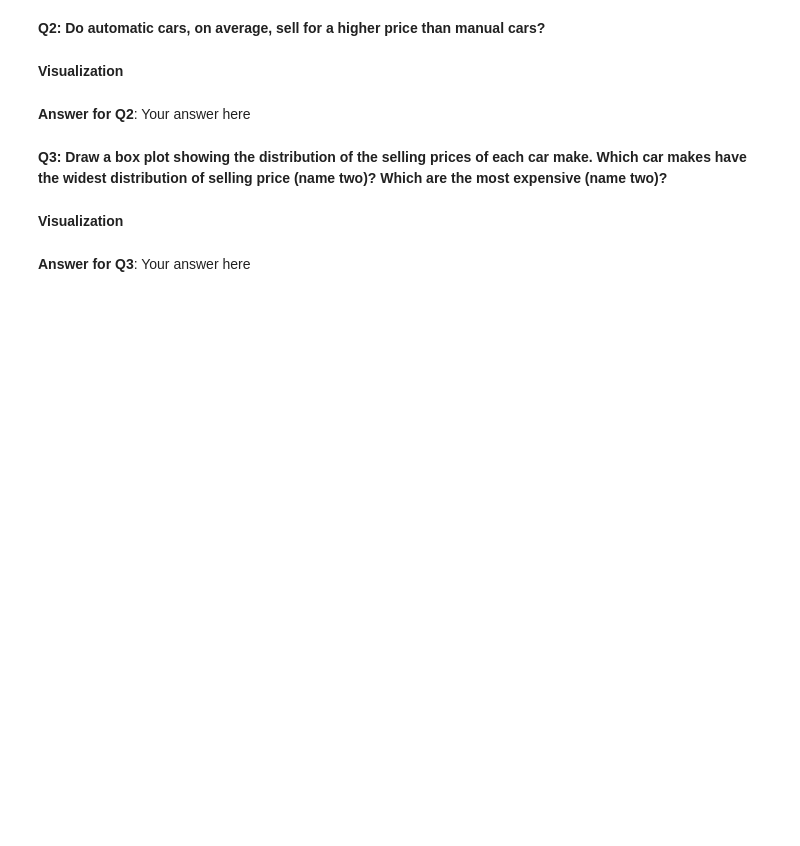
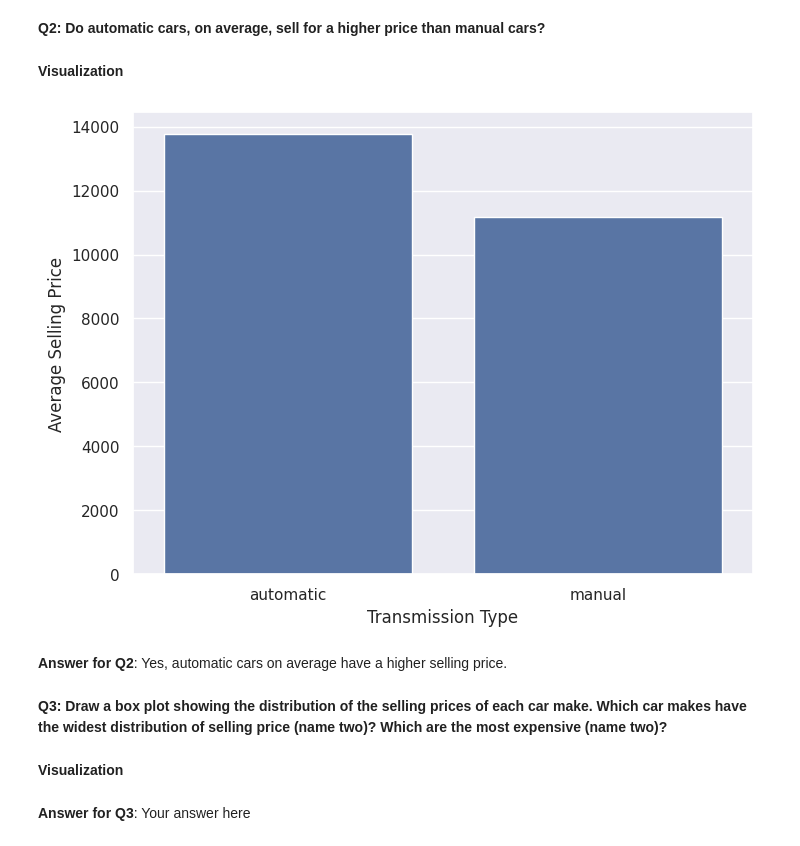
Before and after one commit to abdelrahman-walid/yougotsoftwared, a Jupyter notebook: Regression_Mini-Project.ipynb, the cells around one changed output. Saved outputs shown, nothing was run; the diff lists cells and outputs as text; code cells hidden in the pictures; blank space fills up the shorter version.

```diff
--- a/Regression_Mini-Project.ipynb
+++ b/Regression_Mini-Project.ipynb
@@ -111,8 +213,16 @@ plt.tight_layout()
 **Q2: Do automatic cars, on average, sell for a higher price than manual cars?**
 # %% [markdown]
 **Visualization**
-# %% [markdown]
-**Answer for Q2**: Your answer here
+# %%
+plt.figure(figsize=(8,6))
+sns.barplot(x=mean_prices.index, y=mean_prices.values)
+plt.xlabel('Transmission Type')
+plt.ylabel('Average Selling Price')
+plt.show()
+# %% [output]
+[figure, added]
+# %% [markdown]
+**Answer for Q2**: Yes, automatic cars on average have a higher selling price.
 # %% [markdown]
 **Q3: Draw a box plot showing the distribution of the selling prices of each car make. Which car makes have the widest distribution of selling price (name two)? Which are the most expensive (name two)?**
 # %% [markdown]
```
Also changed, not shown: parts of 12 cells of this notebook.
